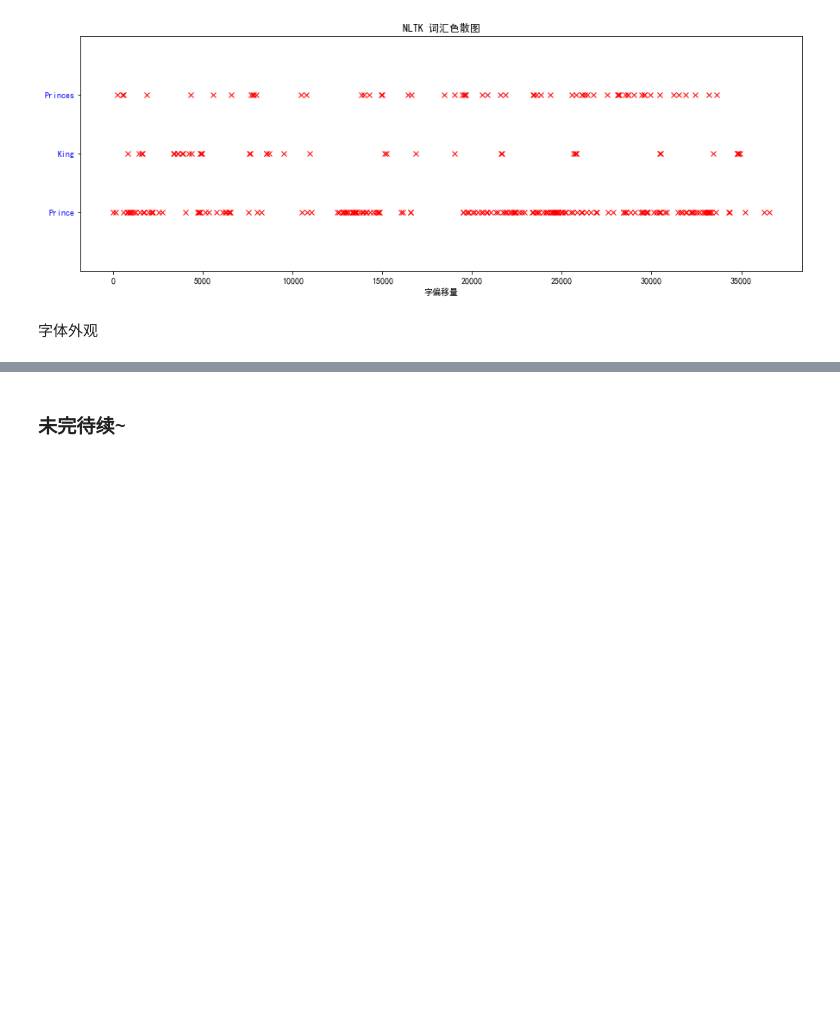
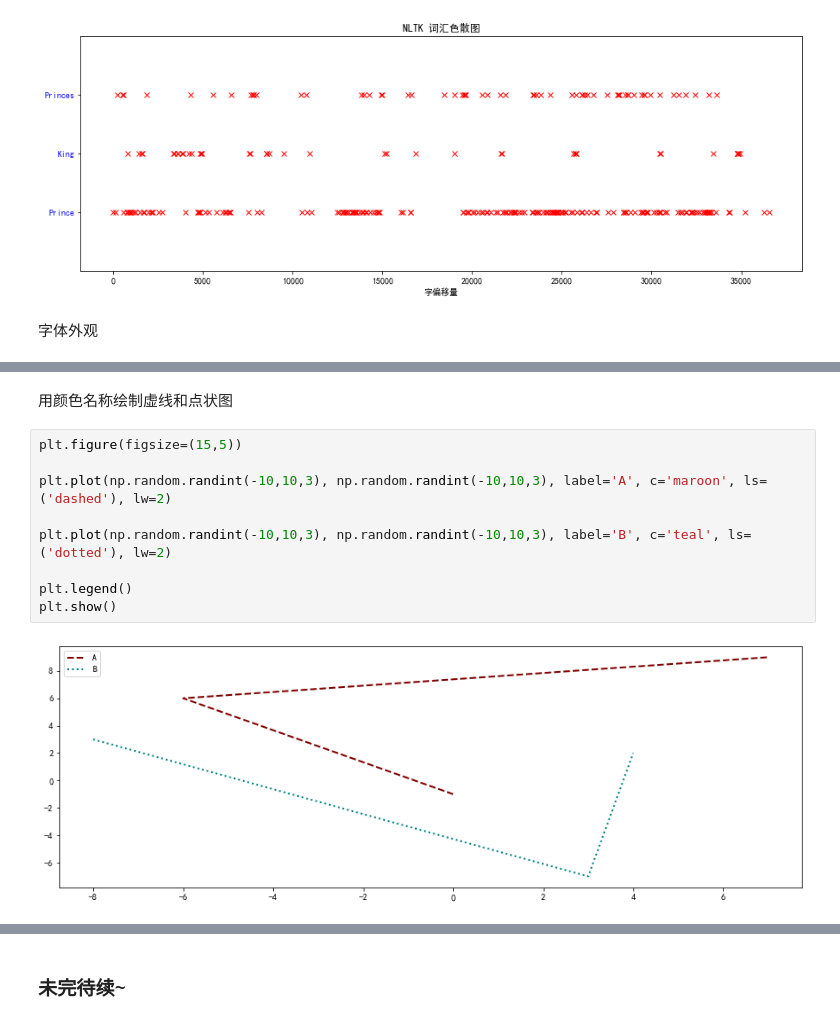
Before and after one commit to AkashiEi/Data_Analyst, a Jupyter notebook: 画图总结.ipynb, the cells around one changed output, grey strips where cells are left out. Drawn from its saved outputs; the diff is of its cells as text; blank space fills up the shorter version.

```diff
--- a/画图总结.ipynb
+++ b/画图总结.ipynb
@@ -289,0 +290,13 @@ plt.show()
+# %% [markdown]
+用颜色名称绘制虚线和点状图
+# %%
+plt.figure(figsize=(15,5))
+
+plt.plot(np.random.randint(-10,10,3), np.random.randint(-10,10,3), label='A', c='maroon', ls=('dashed'), lw=2)
+
+plt.plot(np.random.randint(-10,10,3), np.random.randint(-10,10,3), label='B', c='teal', ls=('dotted'), lw=2)
+
+plt.legend()
+plt.show()
+# %% [output]
+[figure, added]
```
Also changed, not shown: parts of 39 cells of this notebook.
